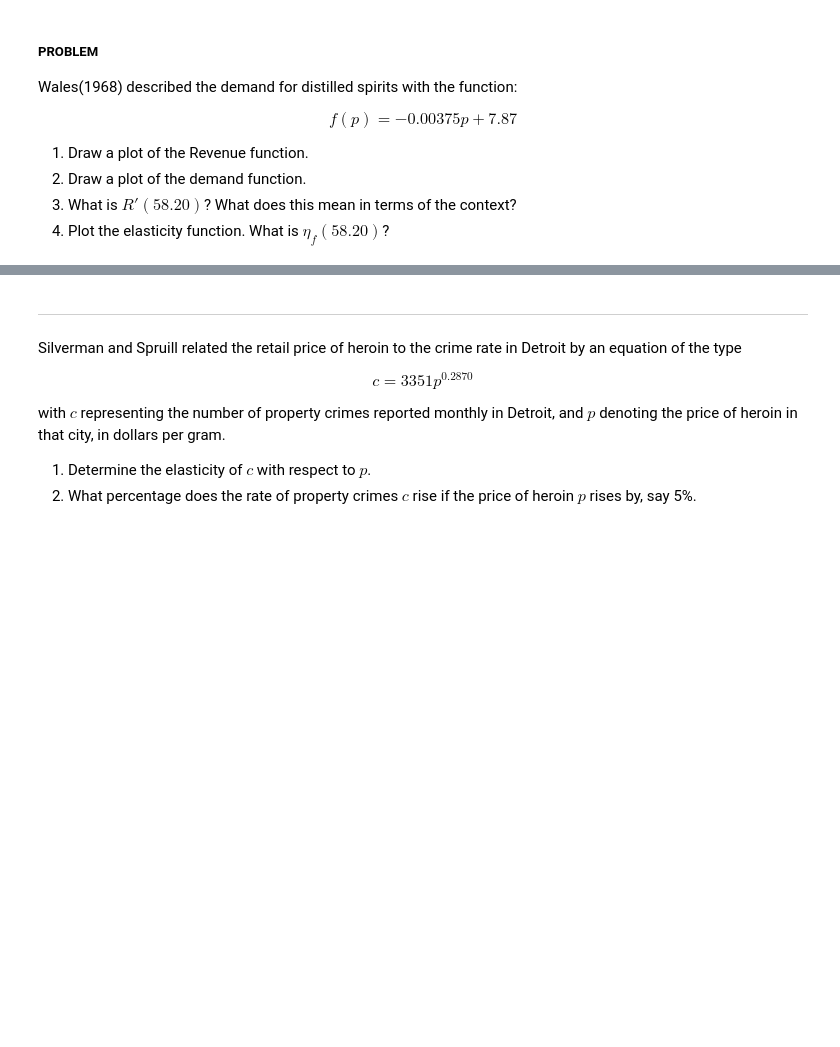
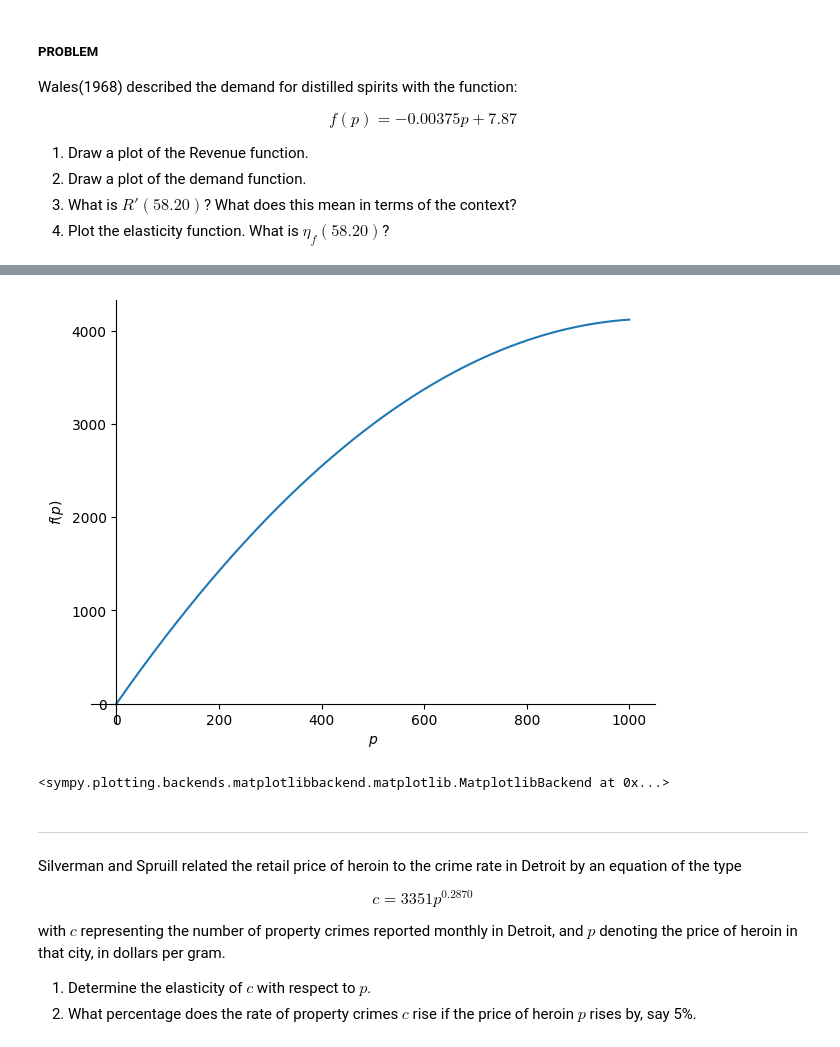
Before and after one commit to josepeon/calculus_parsons, a Jupyter notebook: price_elasticity_of_demand.ipynb, the cells around one changed output, grey strips where cells are left out. Saved outputs shown, nothing was run; the diff lists cells and outputs as text; code cells hidden in the pictures; blank space fills up the shorter version.

```diff
--- a/price_elasticity_of_demand.ipynb
+++ b/price_elasticity_of_demand.ipynb
@@ -83,0 +101,5 @@ $$f(p) = -0.00375p + 7.87$$
+# %%
+sy.plot(R(p), (p, 0, 1000))
+# %% [output]
+[figure, added]
+<sympy.plotting.backends.matplotlibbackend.matplotlib.MatplotlibBackend at 0x...>
```
Also changed, not shown: parts of 5 cells of this notebook.
